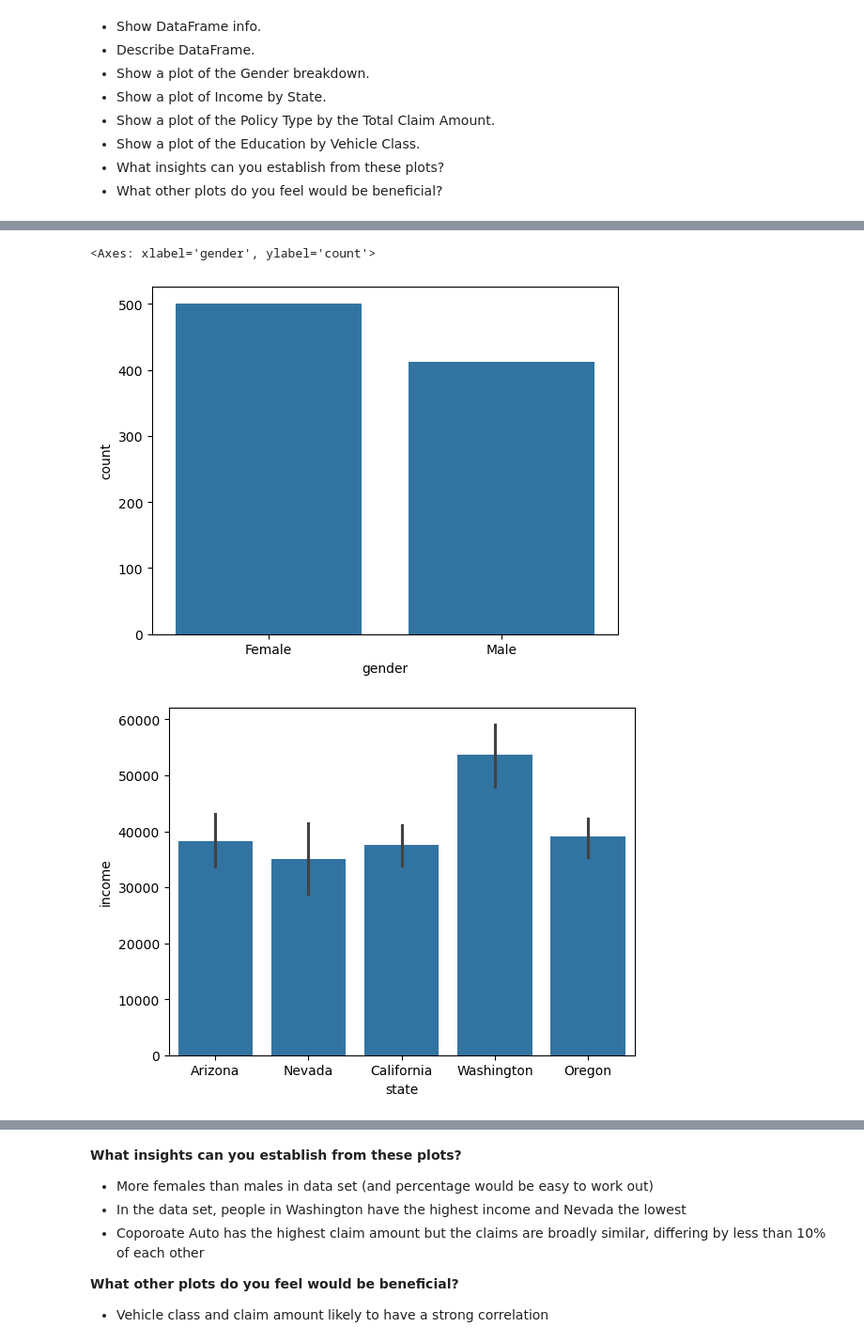
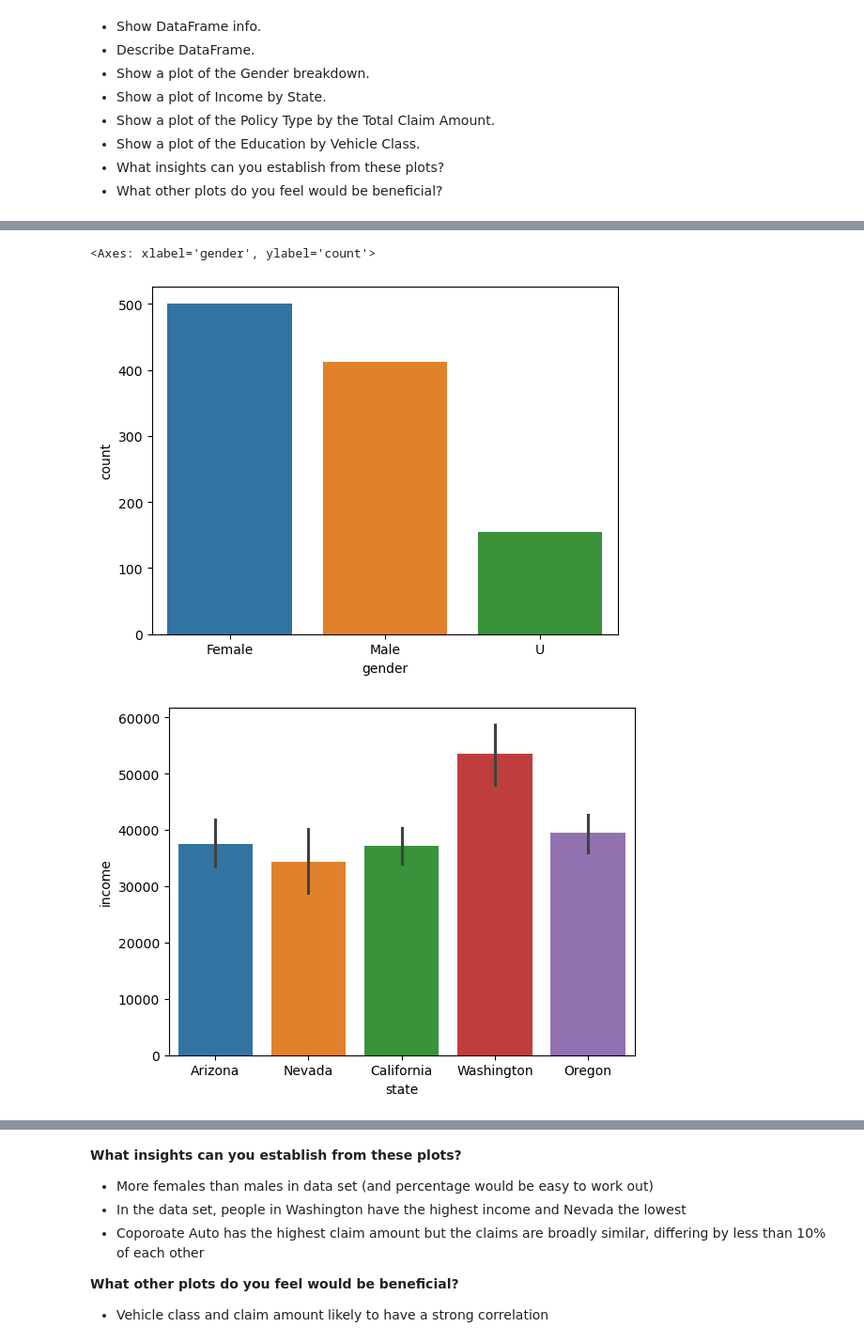
Before and after one commit to TLEvans2/lab-dw-data-cleaning-and-formatting, a Jupyter notebook: lab-dw-data-cleaning-and-formatting.ipynb, the cells around one changed output, grey strips where cells are left out. Shown: that part at 94% size. Drawn from its saved outputs; the diff is of its cells as text; code cells hidden in the pictures.

```diff
--- a/lab-dw-data-cleaning-and-formatting.ipynb
+++ b/lab-dw-data-cleaning-and-formatting.ipynb
@@ -104,7 +112,7 @@ def clean(x):
     elif x in ['F', 'female','Femal']:
         return 'Female'
     else:
-        pass
+        return 'U'
 
 file1['gender'] = list(map(clean, file1['gender']))
 file1['gender'].unique()  # To check the results again
@@ -297,4 +280,7 @@ clean_complaints
 4     13
 5      6
 Name: count, dtype: int64
+# %%
+# Dropping the old  complaints column
+file1 = file1.drop('no_of_open_complaints', axis=1)
 # %%
@@ -345,6 +334,9 @@ clean_complaints           2937
 dtype: int64
 # %%
-file2 = file1.dropna()
+# Dropping the bottom row because it seems to be empty
+file2 = file1.iloc[:-1]
+
 display(file2)
+file2.shape
 # %% [output]
 |  | customer | state | gender | education | customer_lifetime_value | income | monthly_premium_auto | ... |
@@ -377,3 +370,9 @@ vehicle_class              0
 total_claim_amount         0
 clean_complaints           0
 dtype: int64
+# %%
+# Dropping the remaining empty values from the CLV column so that we have a clean set and checking that it's worked
+file2 = file2.dropna()
+
+display(file2)
+file2.shape
@@ -499,15 +508,15 @@ import seaborn as sns
 %matplotlib inline
 # %%
 #- Show a plot of the Gender breakdown.
-sns.countplot(x='gender', data=clean3)
+sns.countplot(x='gender', data=clean3,hue='gender')
 # %% [output]
 <Axes: xlabel='gender', ylabel='count'>
-[figure, old version]
+[figure, new version]
 # %%
 #- Show a plot of income by state
-sns.barplot(x = 'state',y='income', data=clean3)
+sns.barplot(x = 'state',y='income', data=clean3, hue= 'state')
 plt.show()
 # %% [output]
-[figure, old version]
+[figure, new version]
 # %%
 #- Show a plot of the Policy Type by the Total Claim Amount.
```
Also changed, not shown: parts of 69 cells of this notebook, 1 other file.
